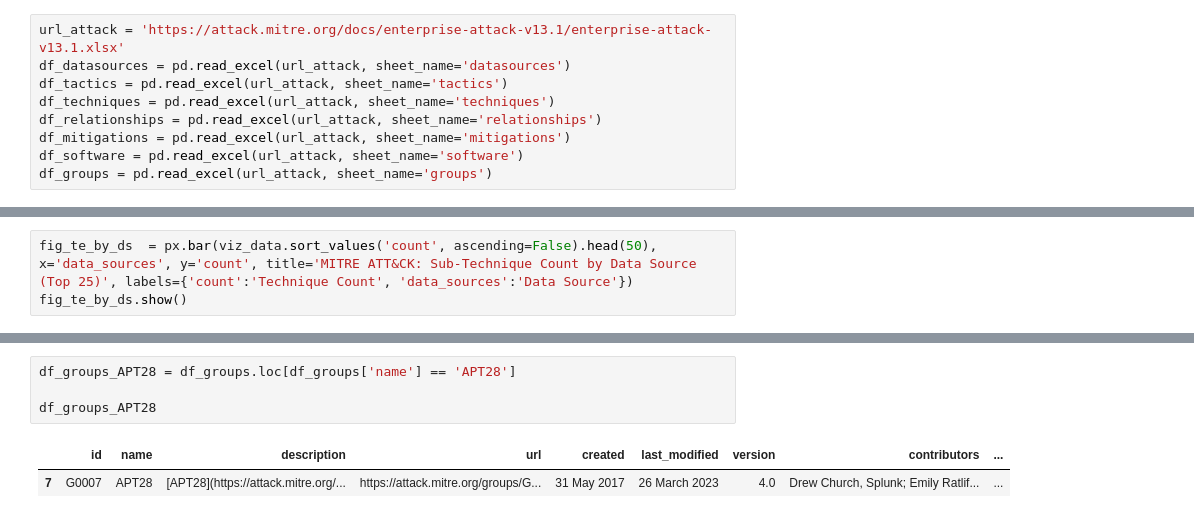
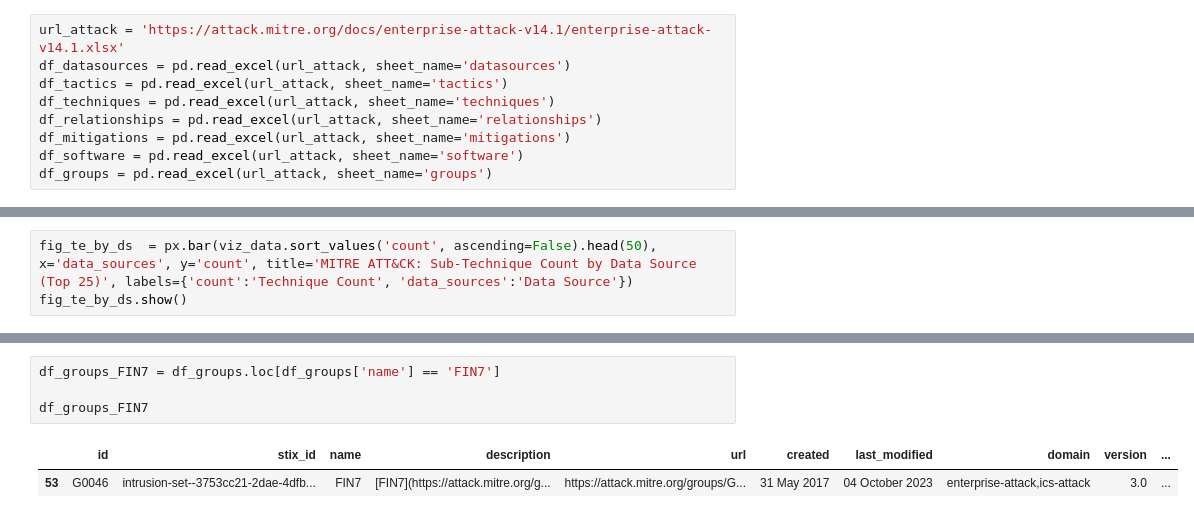
Before and after one commit to aboutsecurity/jupyter-notebooks, a Jupyter notebook: cyballistics/cyballistics.ipynb, the cells around one changed output, grey strips where cells are left out. Saved outputs shown, nothing was run; the diff lists cells and outputs as text.

```diff
--- a/cyballistics/cyballistics.ipynb
+++ b/cyballistics/cyballistics.ipynb
@@ -11,7 +11,7 @@ import plotly.express as px
 pd.set_option('display.max_rows', None)
 pd.set_option('display.max_columns', None)
 # %%
-url_attack = 'https://attack.mitre.org/docs/enterprise-attack-v13.1/enterprise-attack-v13.1.xlsx'
+url_attack = 'https://attack.mitre.org/docs/enterprise-attack-v14.1/enterprise-attack-v14.1.xlsx'
 df_datasources = pd.read_excel(url_attack, sheet_name='datasources')
 df_tactics = pd.read_excel(url_attack, sheet_name='tactics')
 df_techniques = pd.read_excel(url_attack, sheet_name='techniques')
@@ -57,8 +65,8 @@ df_software_malware.describe()
 # %%
-df_groups_APT28 = df_groups.loc[df_groups['name'] == 'APT28']
+df_groups_FIN7 = df_groups.loc[df_groups['name'] == 'FIN7']
 
-df_groups_APT28
+df_groups_FIN7
 # %% [output]
-|  | id | name | description | url | created | last_modified | version | contributors | ... |
-| 7 | G0007 | APT28 | [APT28](https://attack.mitre.org/... | https://attack.mitre.org/groups/G... | 31 May 2017 | 26 March 2023 | 4.0 | Drew Church, Splunk; Emily Ratlif... | ... |
+|  | id | stix_id | name | description | url | created | last_modified | domain | version | ... |
+| 53 | G0046 | intrusion-set--3753cc21-2dae-4dfb... | FIN7 | [FIN7](https://attack.mitre.org/g... | https://attack.mitre.org/groups/G... | 31 May 2017 | 04 October 2023 | enterprise-attack,ics-attack | 3.0 | ... |
 # %%
```
Also changed, not shown: parts of 5 cells of this notebook, 2 other files.
